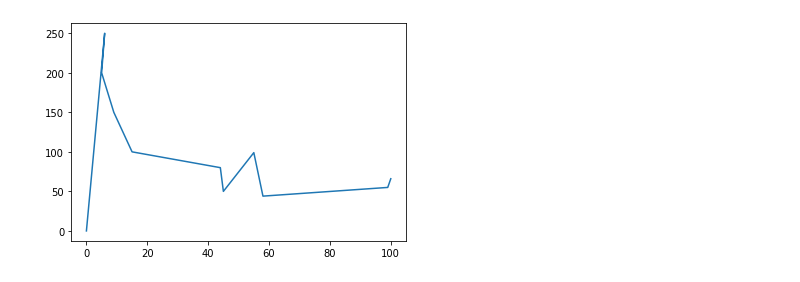
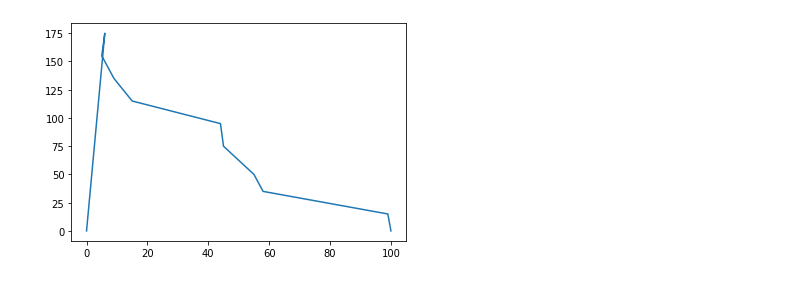
Before and after one commit to Devenderalla/python-, a Jupyter notebook: Bar_graph.ipynb, the cells around one changed output. Saved outputs shown, nothing was run; the diff lists cells and outputs as text; code cells hidden in the pictures.

```diff
--- a/Bar_graph.ipynb
+++ b/Bar_graph.ipynb
@@ -3,14 +3,14 @@
 # %%
 import matplotlib.pyplot as plt
 import numpy as np
 
 xpoints = np.array([0, 6,5,9,15,44,45,55,58,99,100])
-ypoints = np.array([0, 250,200,150,100,80,50,99,44,55,66])
+ypoints = np.array([0, 175,155,135,115,95,75,50,35,15,0])
 
 plt.plot(xpoints, ypoints)
 plt.show()
 # %% [output]
-[figure, old version]
+[figure, new version]
 # %%
 import matplotlib.pyplot as plt
 import numpy as np
```
Also changed, not shown: parts of 1 cell of this notebook.
